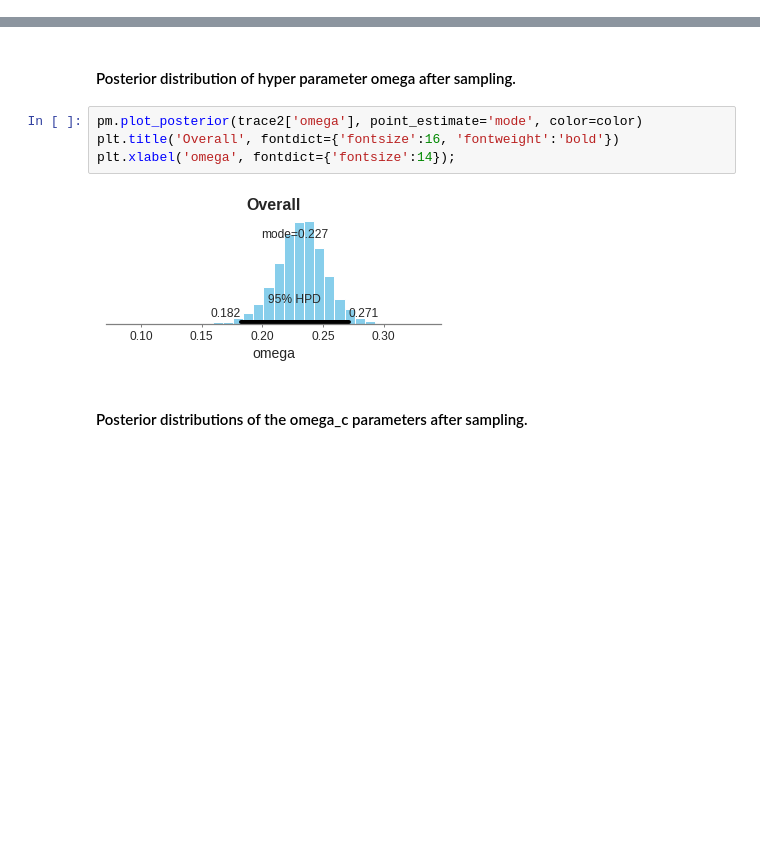
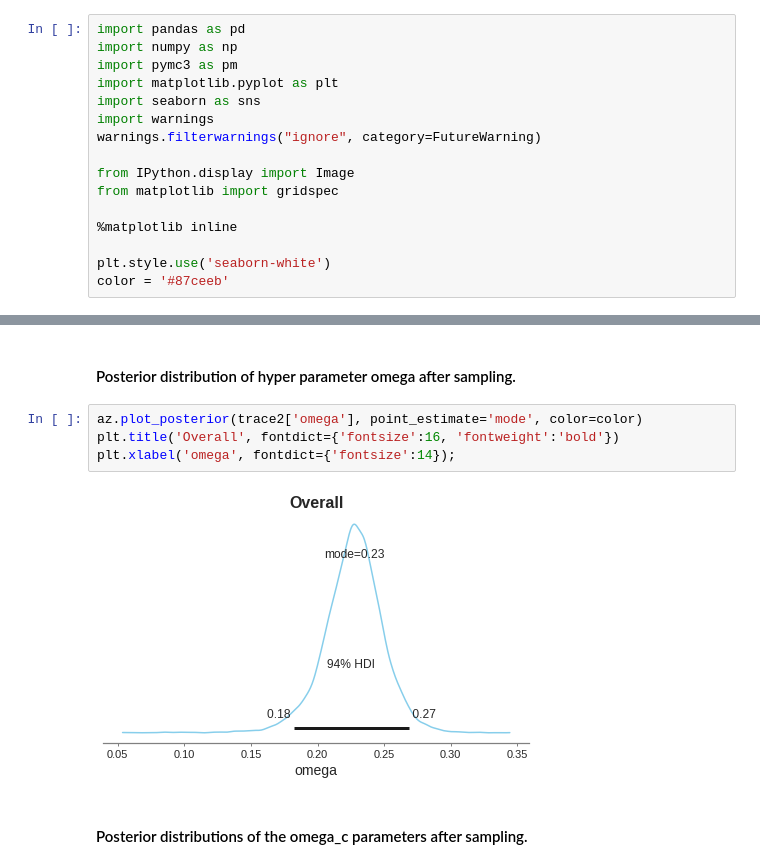
Before and after one commit to yongduek/DBDA-python, a Jupyter notebook: Notebooks/Chapter 09.ipynb, the cells around one changed output, grey strips where cells are left out. Cells and saved outputs as stored; diff of their text form; blank space fills up the shorter version.

```diff
--- a/Notebooks/Chapter 09.ipynb
+++ b/Notebooks/Chapter 09.ipynb
@@ -338,3 +321,19 @@ color = '#87ceeb'
+# %%
+import pandas as pd
+import numpy as np
+import pymc3 as pm
+import matplotlib.pyplot as plt
+import seaborn as sns
+import warnings
+warnings.filterwarnings("ignore", category=FutureWarning)
+
+from IPython.display import Image
+from matplotlib import gridspec
+
+%matplotlib inline
+
+plt.style.use('seaborn-white')
+color = '#87ceeb'
 # %% [markdown]
 ### 9.2.4 - Example: Therapeutic touch
 # %%
@@ -641,11 +659,11 @@ pm.traceplot(trace2, ['omega', 'kappa', 'omega_c', 'kappa_c']);
 # %% [markdown]
 #### Posterior distribution of hyper parameter omega after sampling.
 # %%
-pm.plot_posterior(trace2['omega'], point_estimate='mode', color=color)
+az.plot_posterior(trace2['omega'], point_estimate='mode', color=color)
 plt.title('Overall', fontdict={'fontsize':16, 'fontweight':'bold'})
 plt.xlabel('omega', fontdict={'fontsize':14});
 # %% [output]
-[figure, old version]
+[figure, new version]
 # %% [markdown]
 #### Posterior distributions of the omega_c parameters after sampling.
 # %%
```
Also changed, not shown: parts of 34 cells of this notebook, 3 other files.
